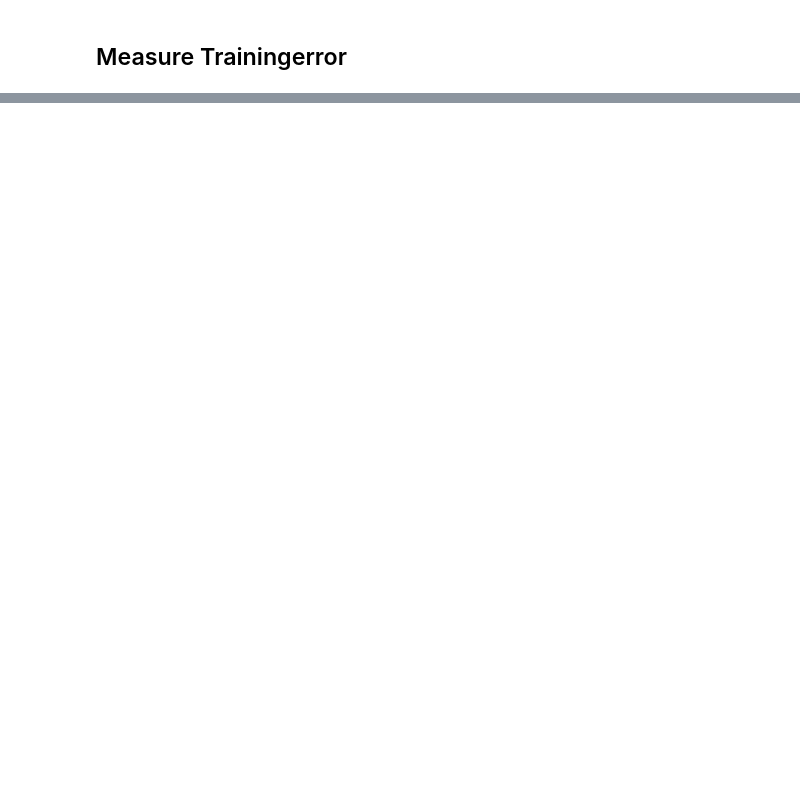
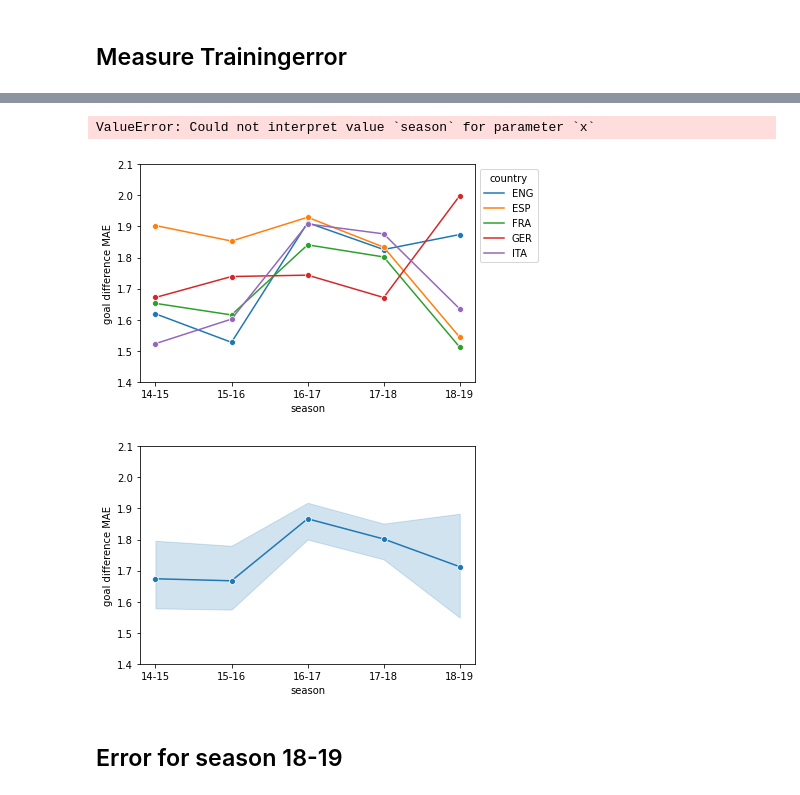
Before and after one commit to LUKEx76/football_prediction, a Jupyter notebook: heuer_model/heuer.ipynb, the cells around one changed output, grey strips where cells are left out. Saved outputs shown, nothing was run; the diff lists cells and outputs as text; code cells hidden in the pictures; blank space fills up the shorter version.

```diff
--- a/heuer_model/heuer.ipynb
+++ b/heuer_model/heuer.ipynb
@@ -427,0 +475,39 @@ plt.show()
+# %%
+tr_df = pd.read_csv("data/tr_error.csv",sep=";")
+
+g = sns.lineplot(x="season", y="ga_error",
+           hue="country", data=tr_df, marker="o")
+sns.move_legend(g, "upper left", bbox_to_anchor=(1, 1))
+plt.xticks([14,15,16,17,18],["14-15","15-16","16-17","17-18","18-19"])
+plt.ylabel("goal amount MAE")
+plt.ylim(1.20,1.47)
+plt.show()
+
+sns.lineplot(x="season", y="ga_error",
+            data=tr_df, marker="o")
+plt.ylabel("goal amount MAE")
+plt.xticks([14, 15, 16, 17, 18], ["14-15", "15-16", "16-17", "17-18", "18-19"])
+plt.ylim(1.20, 1.47)
+plt.show()
+# %% [output]
+ValueError: Could not interpret value `season` for parameter `x`
+# %%
+g = sns.lineplot(x="season", y="gd_error",
+             hue="country", data=tr_df,  marker="o")
+sns.move_legend(g, "upper left", bbox_to_anchor=(1, 1))
+plt.xticks([14, 15, 16, 17, 18], ["14-15", "15-16", "16-17", "17-18", "18-19"])
+plt.ylabel("goal difference MAE")
+plt.ylim(1.4, 2.1)
+plt.show()
+
+sns.lineplot(x="season", y="gd_error",
+             data=tr_df,  marker="o")
+plt.ylabel("goal difference MAE")
+plt.xticks([14, 15, 16, 17, 18], ["14-15", "15-16", "16-17", "17-18", "18-19"])
+plt.ylim(1.4, 2.1)
+plt.show()
+# %% [output]
+[figure, added]
+[figure, added]
+# %% [markdown]
+## Error for season 18-19
```
Also changed, not shown: parts of 11 cells of this notebook, 8 other files.
